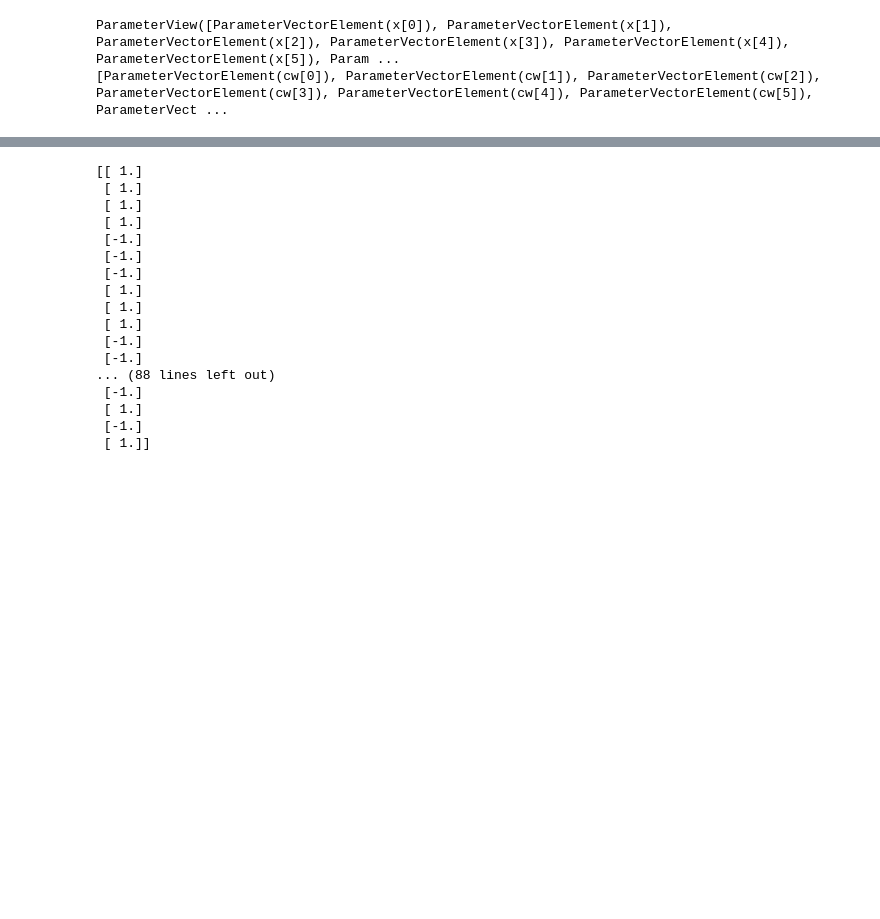
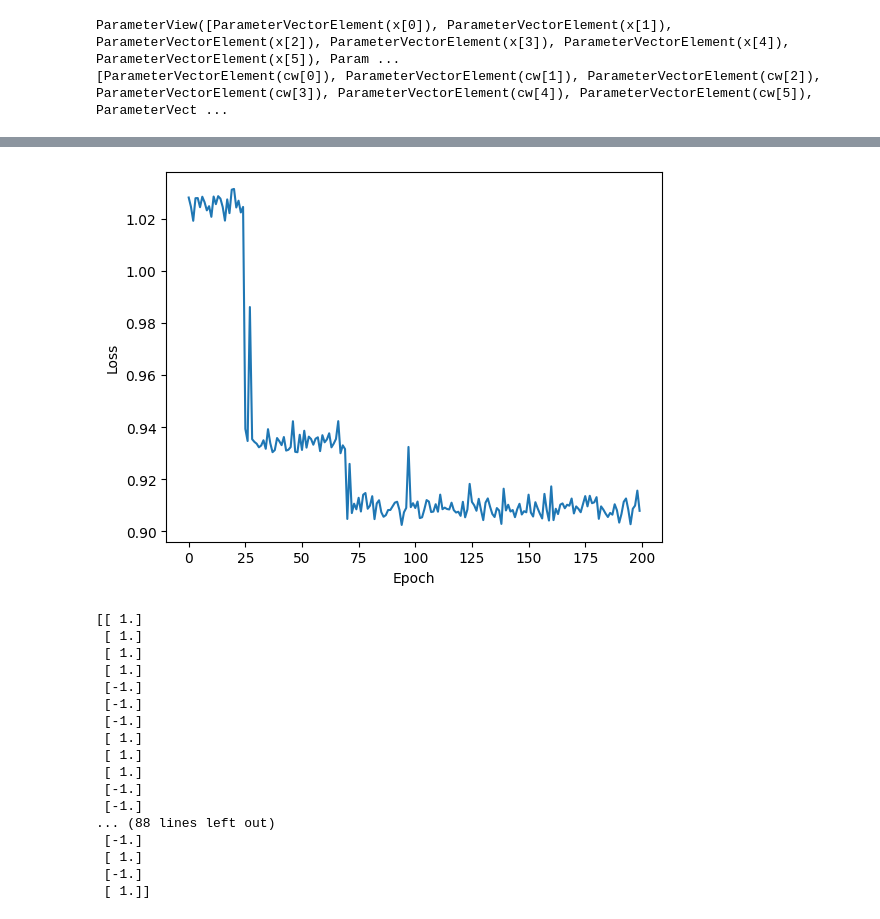
Before and after one commit to f361015/Quantum-CNN-TicTacToe, a Jupyter notebook: qcnn_torch.ipynb, the cells around one changed output, grey strips where cells are left out. Drawn from its saved outputs; the diff is of its cells as text; code cells hidden in the pictures; blank space fills up the shorter version.

```diff
--- a/qcnn_torch.ipynb
+++ b/qcnn_torch.ipynb
@@ -231,3 +288,10 @@ Final Accuracy: 0.76
+# %%
+plt.plot(loss_vals)
+plt.xlabel("Epoch")
+plt.ylabel("Loss")
+plt.show()
+# %% [output]
+[figure, added]
 # %%
 predictions = classifier.predict(data)
 print(predictions)
```
Also changed, not shown: parts of 13 cells of this notebook.
